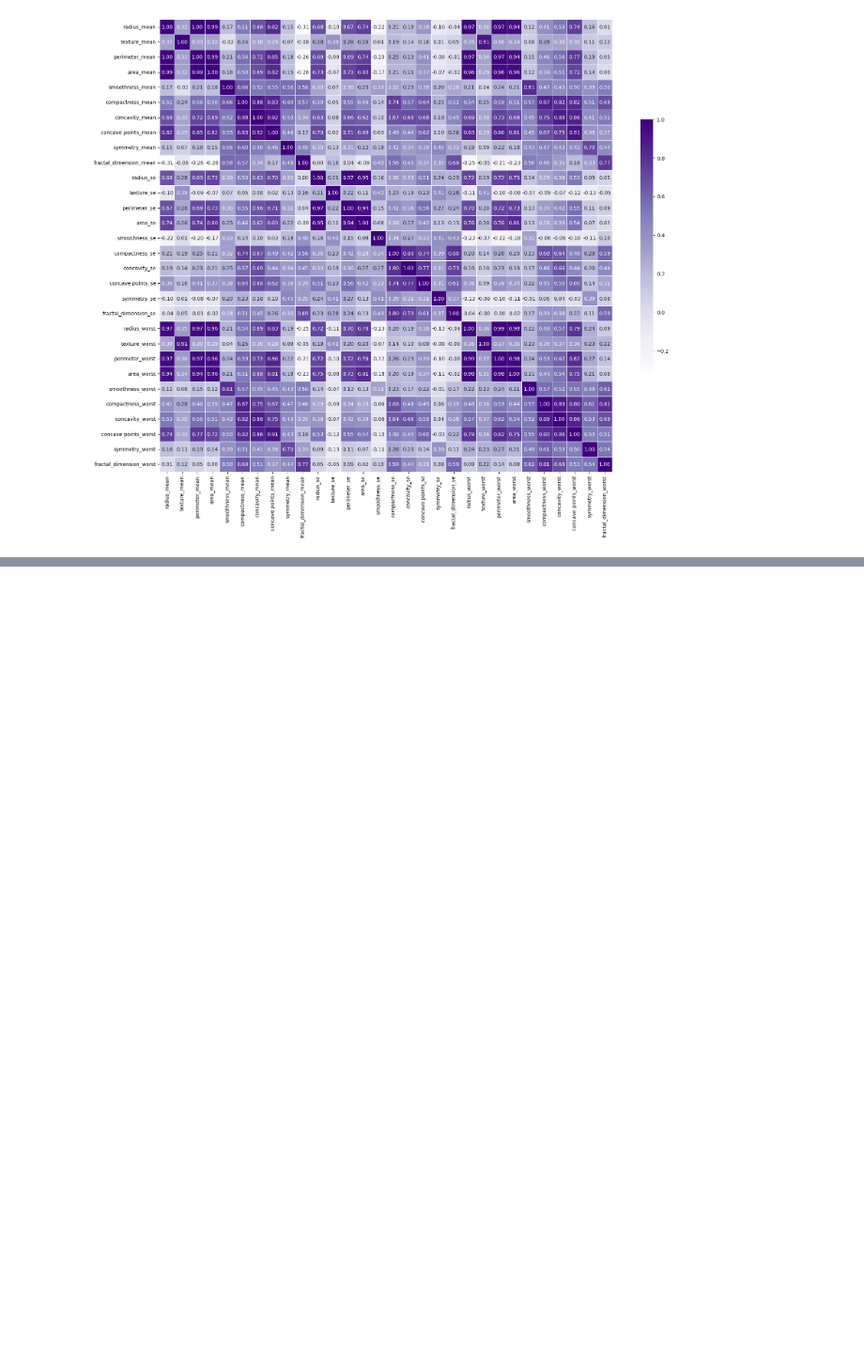
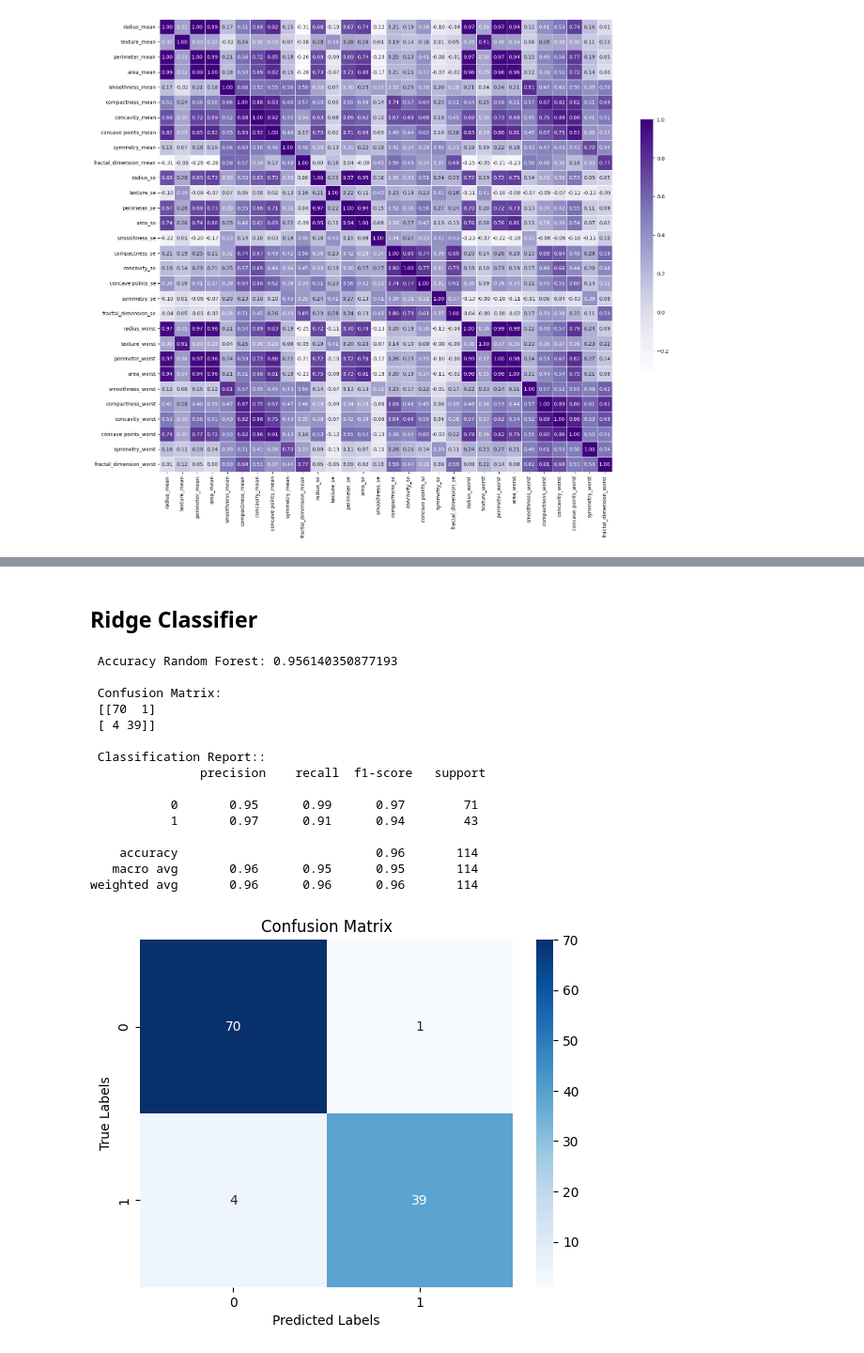
Before and after one commit to AfsanehShamsaddini/Breast_Cancer_Classification, a Jupyter notebook: Breast_Cancer_Classification.ipynb, the cells around one changed output, grey strips where cells are left out. Shown at 94% size. Cells and saved outputs as stored; diff of their text form; code cells hidden in the pictures; blank space fills up the shorter version.

```diff
--- a/Breast_Cancer_Classification.ipynb
+++ b/Breast_Cancer_Classification.ipynb
@@ -183,0 +253,38 @@ plt.show()
+# %% [markdown]
+## Ridge Classifier
+# %%
+ridge_model = RidgeClassifier(alpha=0.5)
+ridge_model.fit(X_train, y_train)
+
+y_pred_test_ridge = ridge_model.predict(X_test)
+
+
+print(f' Accuracy Random Forest: {accuracy_score(y_test, y_pred_test_ridge)}')
+print(f'\n Confusion Matrix:\n {confusion_matrix(y_test, y_pred_test_ridge)}')
+print(f'\n Classification Report::\n {classification_report(y_test, y_pred_test_ridge)}')
+
+
+cm_ridge = confusion_matrix(y_test, y_pred_test_ridge)
+sns.heatmap(cm_ridge, annot=True, fmt='d', cmap='Blues' )
+plt.title('Confusion Matrix')
+plt.xlabel('Predicted Labels')
+# plt.xticks([0.5, 1.5], labels)
+plt.ylabel('True Labels')
+plt.show()
+# %% [output]
+ Accuracy Random Forest: 0.956140350877193
+
+ Confusion Matrix:
+ [[70  1]
+ [ 4 39]]
+
+ Classification Report::
+               precision    recall  f1-score   support
+
+           0       0.95      0.99      0.97        71
+           1       0.97      0.91      0.94        43
+
+    accuracy                           0.96       114
+   macro avg       0.96      0.95      0.95       114
+weighted avg       0.96      0.96      0.96       114
+[figure, added]
```
Also changed, not shown: parts of 24 cells of this notebook.
